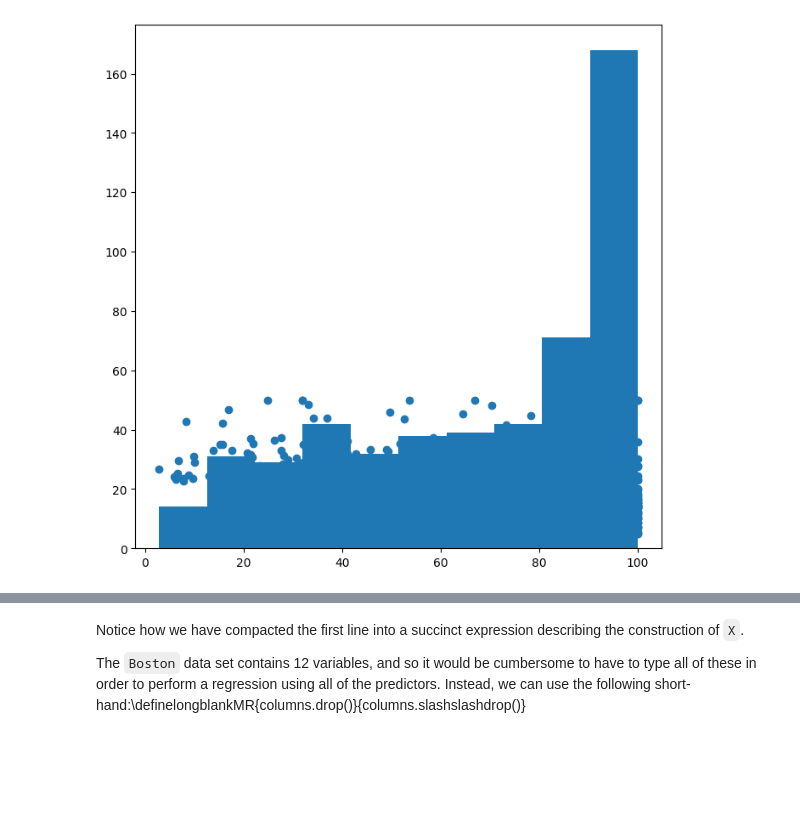
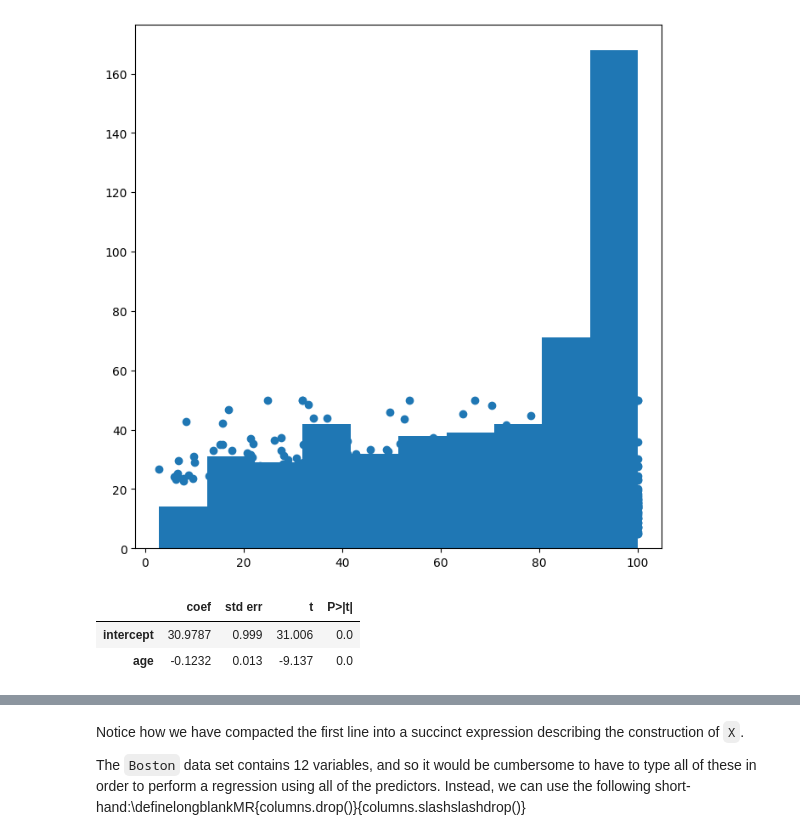
Before and after one commit to aminehd/ISLP_labs_amineh, a Jupyter notebook: Ch03-linreg-lab.ipynb, the cells around one changed output, grey strips where cells are left out. Drawn from its saved outputs; the diff is of its cells as text; code cells hidden in the pictures; blank space fills up the shorter version.

```diff
--- a/Ch03-linreg-lab.ipynb
+++ b/Ch03-linreg-lab.ipynb
@@ -489,3 +488,24 @@ summarize(results2)
 | age | -0.0896 | 0.014 | -6.499 | 0.0 |
 | crim | -0.3118 | 0.045 | -6.914 | 0.0 |
 [figure]
+# %%
+import statsmodels.api as sm
+Boston = load_data('Boston')
+Boston.columns
+X = MS(['age']).fit_transform(Boston)
+y = Boston['medv']
+dir(sm)
+model1 = sm.OLS(y, X)
+result1 = model1.fit()
+summarize(result1)
+
+# add intraction of lstat and age to the model
+X2 = MS([poly('age', 2)]).fit_transform(Boston)
+model2 = sm.OLS(y, X2)
+result2 = model2.fit()
+summarize(result1)
+#
+# %% [output]
+|  | coef | std err | t | P>|t| |
+| intercept | 30.9787 | 0.999 | 31.006 | 0.0 |
+| age | -0.1232 | 0.013 | -9.137 | 0.0 |
```
Also changed, not shown: parts of 3 cells of this notebook.
